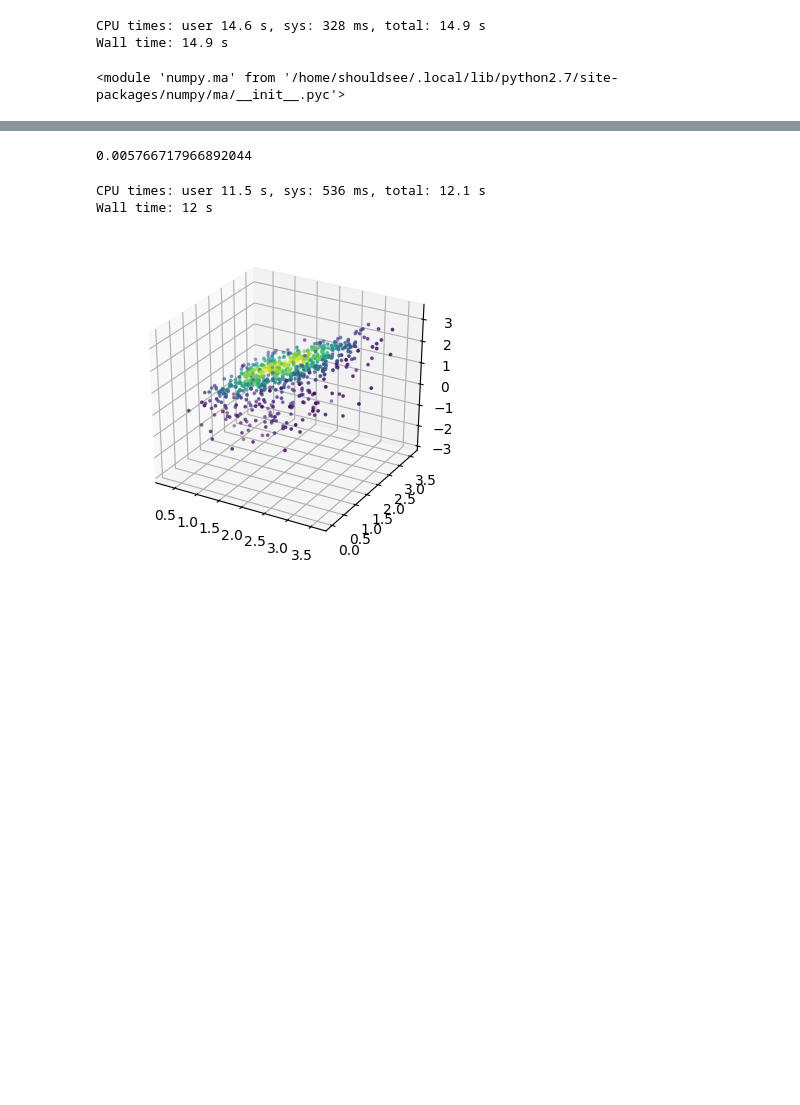
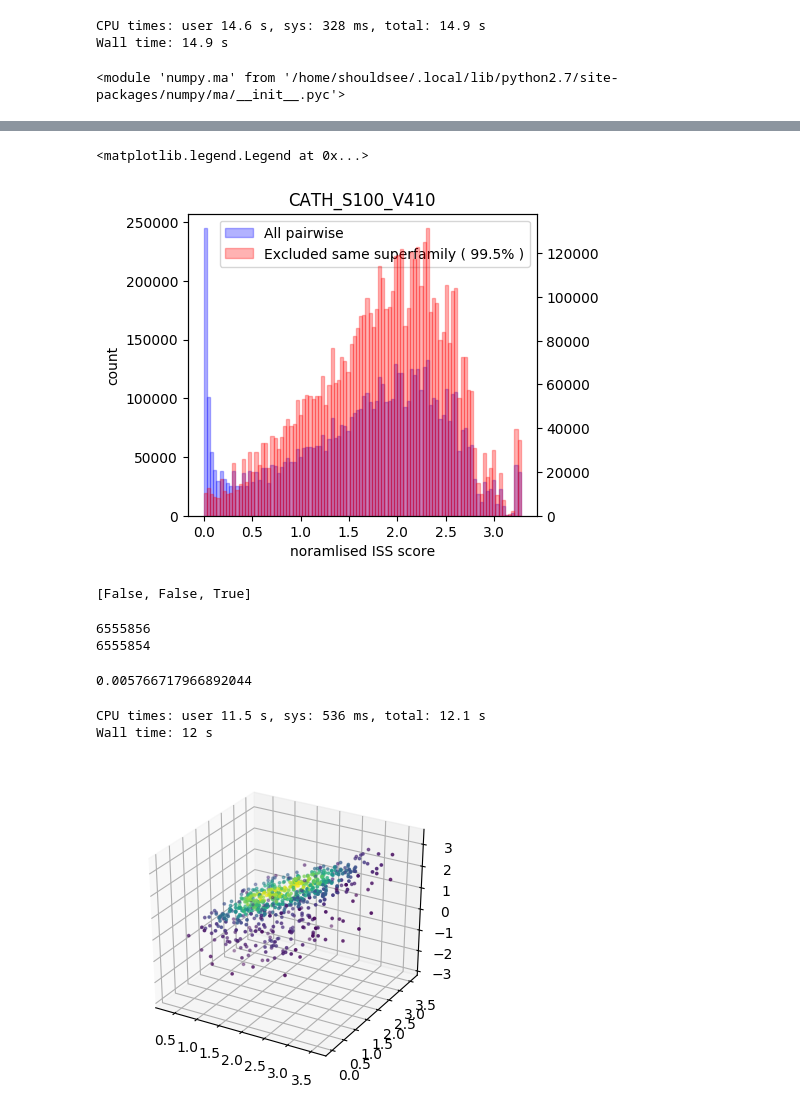
Before and after one commit to CATH-summer-2017/django_CATH, a Jupyter notebook: dbscript/hmmview2.ipynb, the cells around one changed output, grey strips where cells are left out. Drawn from its saved outputs; the diff is of its cells as text; code cells hidden in the pictures; blank space fills up the shorter version.

```diff
--- a/dbscript/hmmview2.ipynb
+++ b/dbscript/hmmview2.ipynb
@@ -184,0 +356,14 @@ Wall time: 45.4 s
+# %%
+%%time
+#### Cache the raw ISS matrix
+
+import cPickle as pk
+
+fname = 'data/ISS_raw'
+
+pk.dump(D_raw.tocoo(),open(  fname ,'wb'))
+
+if 'D_raw' not in locals().keys():
+    D_raw = pk.load(open(fname, 'rb'))
+
+# D_raw = pk.load(open(fname, 'rb'))
@@ -401,10 +579,10 @@ kwargs = {'ylabel':'count',
           'xlabel':'noramlised ISS score',
          'title':'CATH_S100_V410',
          }
-plt.close()
+plt.close('all')
 siz = [450,400]
 DPI=100.
-fig = plt.figure(figsize = [x/float-(DPI) for x in siz], dpi=DPI)
+fig = plt.figure(figsize = [x/float(DPI) for x in siz], dpi=DPI)
 ax1 = fig.add_subplot(111,**kwargs)
 ax1b = ax1.twinx()
 # ax1.set_yscale('log')
@@ -414,7 +592,6 @@ ax1b = ax1.twinx()
 # lbls = [None]
 
 lbl = 'All pairwise'
-lbls += [ lbl ]
 kargs = {'label':lbl}
 
 vals = np.ma.array(vdata,mask = None)
@@ -425,41 +602,58 @@ binsA1 = ax1.hist( vals,100,
 #     marker ='o',
     # c = colors,
 #      s =100,
-     alpha = 0.5,
+     alpha = 0.3,
      **kargs
 #     label = ''
      )
 
 
 
-lbl = 'Same superfamily ( 0.5% )'
-lbls += [lbl]
-vals = np.delete(np.array(vdata), (sfbools) )
+lbl = 'Excluded same superfamily ( 99.5% )'
+# vals = np.delete(np.array(vdata), (sfbools) )
+vals = np.array(vdata)[notlist(sfbools)]
+
 
 kargs = {'label': lbl}
 
 # vals = np.array(vdata)[sfbools]
 
 binsB1 = ax1b.hist( vals,100,
     edgecolor = 'r',facecolor = 'r',
     # edgecolor = 'r',facecolor = 'r',
 #     marker ='o',
     # c = colors,
 #      s =100,
-     alpha = 0.5,
+     alpha = 0.3,
      **kargs
      )
 lines, labels = ax1.get_legend_handles_labels()
 lines2, labels2 = ax1b.get_legend_handles_labels()
 
 ax1.legend(lines + lines2,
            labels + labels2,
            loc =0)
 # ax1.legend( )
 # ax1b.legend( )
 # ax1.legend( loc = 1)
 # ax1b.legend(loc = 2 )
 # plt.legend()
+# %% [output]
+<matplotlib.legend.Legend at 0x...>
+[figure, added]
+# %%
+#### domutil!!
+notlist = lambda lst: [not x for x in lst]
+# %% [output]
+[False, False, True]
+# %%
+vals = np.ma.array(vdata,mask = None)
+print len(vals)
+vals = np.array(vdata), (sfbools) )
+print len(vals)
+# %% [output]
+6555856
+6555854
 # %%
 sum(sfbools)/ float(len(sfbools))
 # %% [output]
```
Also changed, not shown: parts of 29 cells of this notebook.
